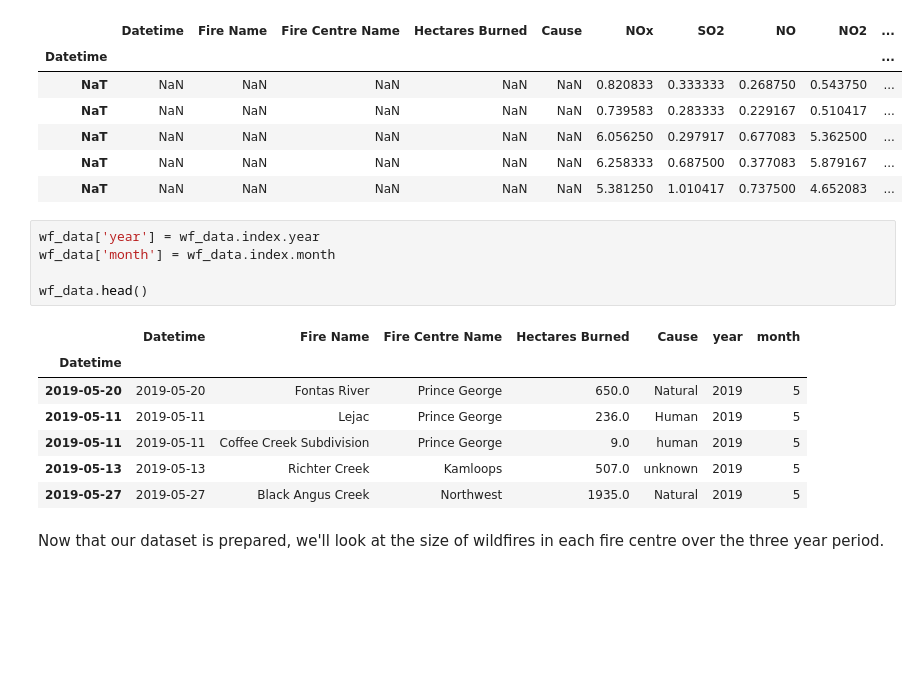
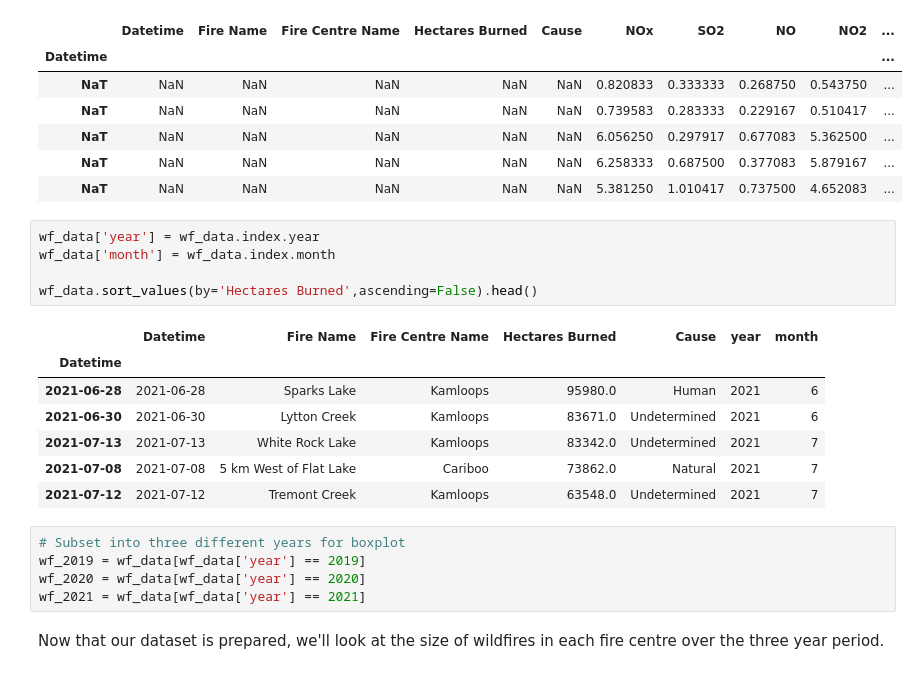
Before and after one commit to mirandadoris/CIV1498_Project2_Pythoneers, a Jupyter notebook: 2-Analysis/Wildfire_Analysis.ipynb, the cells around one changed output. Saved outputs shown, nothing was run; the diff lists cells and outputs as text; blank space fills up the shorter version.

```diff
--- a/2-Analysis/Wildfire_Analysis.ipynb
+++ b/2-Analysis/Wildfire_Analysis.ipynb
@@ -59,15 +59,20 @@ AQ_wf_daily.head()
 # %%
 wf_data['year'] = wf_data.index.year
 wf_data['month'] = wf_data.index.month
 
-wf_data.head()
+wf_data.sort_values(by='Hectares Burned',ascending=False).head()
 # %% [output]
 |  | Datetime | Fire Name | Fire Centre Name | Hectares Burned | Cause | year | month |
 | Datetime |  |  |  |  |  |  |  |
-| 2019-05-20 | 2019-05-20 | Fontas River | Prince George | 650.0 | Natural | 2019 | 5 |
-| 2019-05-11 | 2019-05-11 | Lejac | Prince George | 236.0 | Human | 2019 | 5 |
-| 2019-05-11 | 2019-05-11 | Coffee Creek Subdivision | Prince George | 9.0 | human | 2019 | 5 |
-| 2019-05-13 | 2019-05-13 | Richter Creek | Kamloops | 507.0 | unknown | 2019 | 5 |
-| 2019-05-27 | 2019-05-27 | Black Angus Creek | Northwest | 1935.0 | Natural | 2019 | 5 |
+| 2021-06-28 | 2021-06-28 | Sparks Lake | Kamloops | 95980.0 | Human | 2021 | 6 |
+| 2021-06-30 | 2021-06-30 | Lytton Creek | Kamloops | 83671.0 | Undetermined | 2021 | 6 |
+| 2021-07-13 | 2021-07-13 | White Rock Lake | Kamloops | 83342.0 | Undetermined | 2021 | 7 |
+| 2021-07-08 | 2021-07-08 | 5 km West of Flat Lake | Cariboo | 73862.0 | Natural | 2021 | 7 |
+| 2021-07-12 | 2021-07-12 | Tremont Creek | Kamloops | 63548.0 | Undetermined | 2021 | 7 |
+# %%
+# Subset into three different years for boxplot
+wf_2019 = wf_data[wf_data['year'] == 2019]
+wf_2020 = wf_data[wf_data['year'] == 2020]
+wf_2021 = wf_data[wf_data['year'] == 2021]
 # %% [markdown]
 Now that our dataset is prepared, we'll look at the size of wildfires in each fire centre over the three year period.
```
Also changed, not shown: parts of 4 cells of this notebook.
